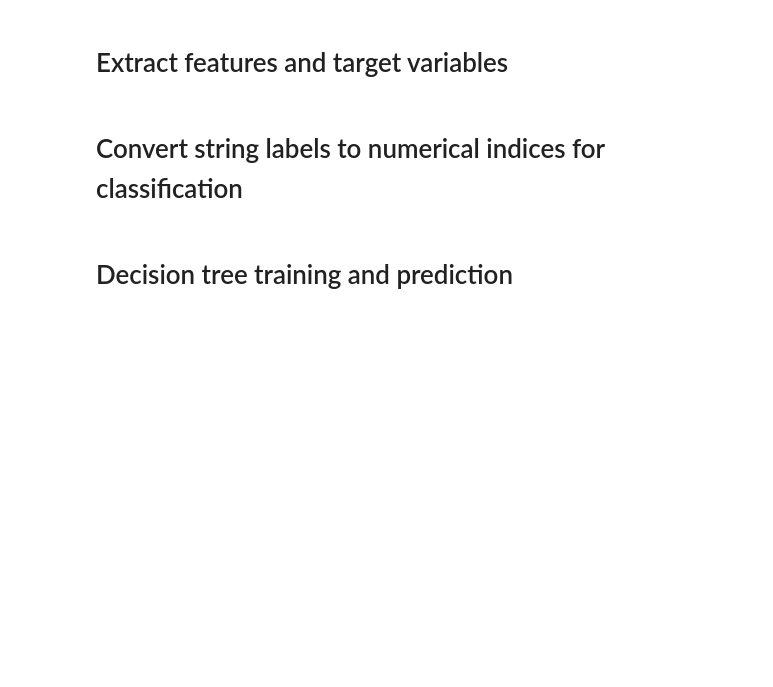
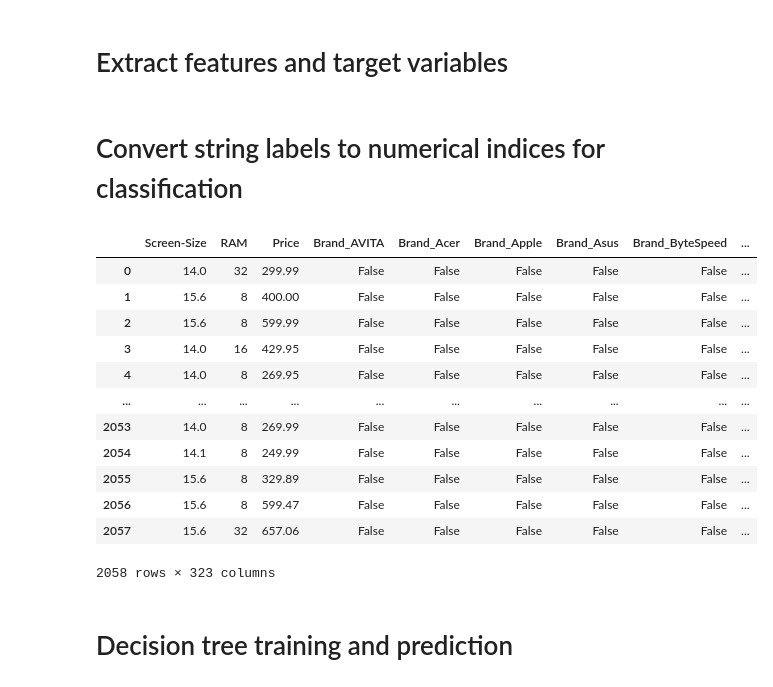
Before and after one commit to edenede2/MLcourse, a Jupyter notebook: assignment1/Assignment1_nb_Eden.ipynb, the cells around one changed output. Drawn from its saved outputs; the diff is of its cells as text; code cells hidden in the pictures; blank space fills up the shorter version.

```diff
--- a/assignment1/Assignment1_nb_Eden.ipynb
+++ b/assignment1/Assignment1_nb_Eden.ipynb
@@ -417,6 +416,22 @@ class_map = {label: idx for idx, label in enumerate(np.unique(y_train_clas))}
 y_train_clas_numeric = np.array([class_map[label] for label in y_train_clas])
 y_val_clas_numeric = np.array([class_map[label] for label in y_val_clas])
 y_test_clas_numeric = np.array([class_map[label] for label in y_test_clas])
+# %%
+X_train_clas
+# %% [output]
+|  | Screen-Size | RAM | Price | Brand_AVITA | Brand_Acer | Brand_Apple | Brand_Asus | Brand_ByteSpeed | ... |
+| 0 | 14.0 | 32 | 299.99 | False | False | False | False | False | ... |
+| 1 | 15.6 | 8 | 400.00 | False | False | False | False | False | ... |
+| 2 | 15.6 | 8 | 599.99 | False | False | False | False | False | ... |
+| 3 | 14.0 | 16 | 429.95 | False | False | False | False | False | ... |
+| 4 | 14.0 | 8 | 269.95 | False | False | False | False | False | ... |
+| ... | ... | ... | ... | ... | ... | ... | ... | ... | ... |
+| 2053 | 14.0 | 8 | 269.99 | False | False | False | False | False | ... |
+| 2054 | 14.1 | 8 | 249.99 | False | False | False | False | False | ... |
+| 2055 | 15.6 | 8 | 329.89 | False | False | False | False | False | ... |
+| 2056 | 15.6 | 8 | 599.47 | False | False | False | False | False | ... |
+| 2057 | 15.6 | 32 | 657.06 | False | False | False | False | False | ... |
+2058 rows × 323 columns
 # %% [markdown]
 # Decision tree training and prediction
 # %%
```
Also changed, not shown: parts of 12 cells of this notebook.
